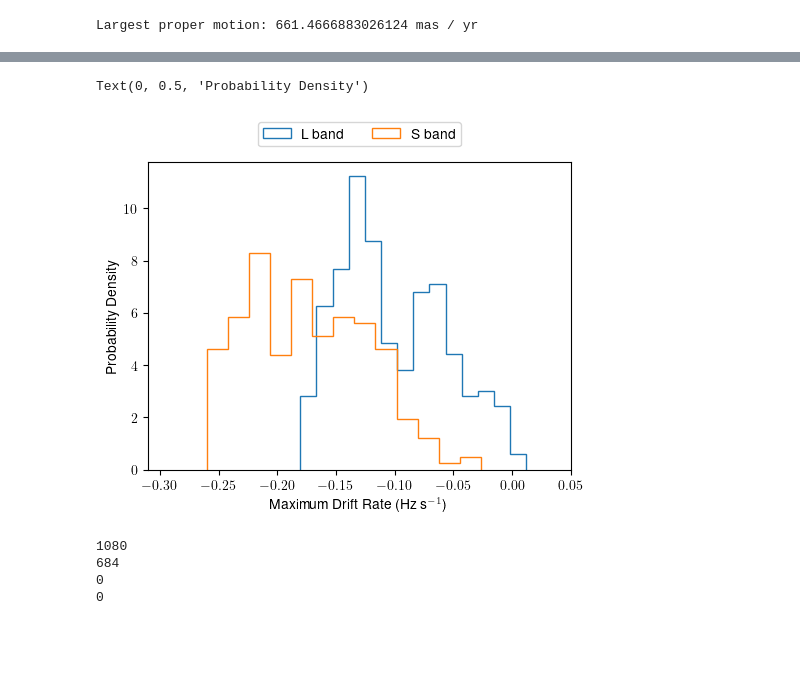
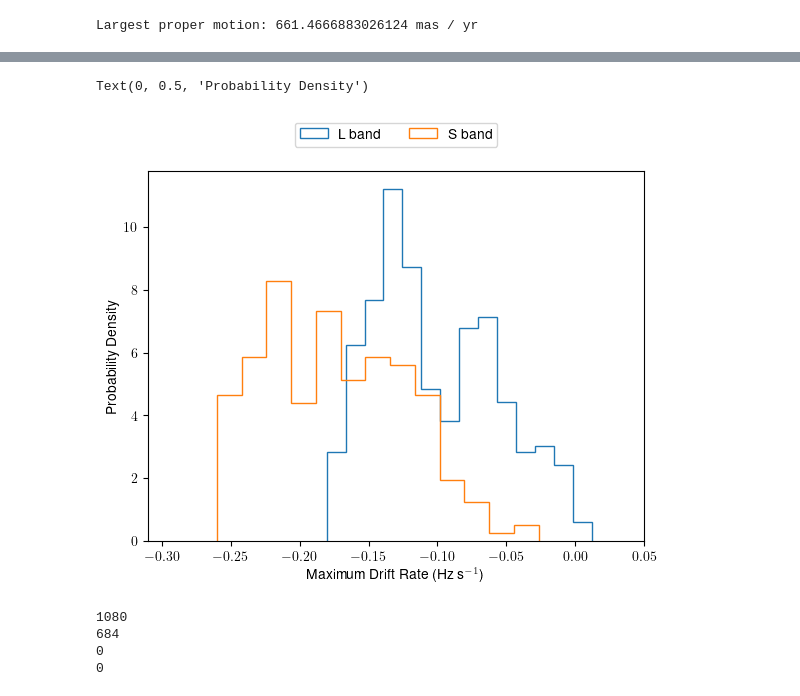
Before and after one commit to palumbom/seti-fortuitous-obs, a Jupyter notebook: parse_observations.ipynb, the cells around one changed output, grey strips where cells are left out. Saved outputs shown, nothing was run; the diff lists cells and outputs as text; code cells hidden in the pictures; blank space fills up the shorter version.

```diff
--- a/parse_observations.ipynb
+++ b/parse_observations.ipynb
@@ -197,21 +203,21 @@ max_drift_C = max_drift[C_idx]
 max_drift_X = max_drift[X_idx]
 # %%
 # plot disttributions of max drift rates
-fig = plt.figure(figsize=(12,4))
-ax1 = fig.add_subplot(1, 2, 1)
+fig = plt.figure()
+ax1 = fig.add_subplot(1, 1, 1)
 
 ax1.hist(max_drift_L, histtype="step", color="tab:blue", bins="auto", label="L band", density=True)
 ax1.hist(max_drift_S, histtype="step", color="tab:orange", bins="auto", label="S band", density=True)
 # ax1.hist(max_drift_C, histtype="step", color="tab:green", bins="auto", label="C band", density=True)
 # ax1.hist(max_drift_X, histtype="step", color="tab:brown", bins="auto", label="X band", density=True)
 
 ax1.set_xlim(np.min(max_drift_S) - 0.05, 0.05)
 ax1.legend(bbox_to_anchor=(0.5, 1.15), loc='upper center', ncol=4)
 ax1.set_xlabel("Maximum Drift Rate (Hz s$^{-1}$)")
 ax1.set_ylabel("Probability Density")
 # %% [output]
 Text(0, 0.5, 'Probability Density')
-[figure, old version]
+[figure, new version]
 # %%
 print(len(max_drift_L))
 print(len(max_drift_S))
```
Also changed, not shown: parts of 11 cells of this notebook.
